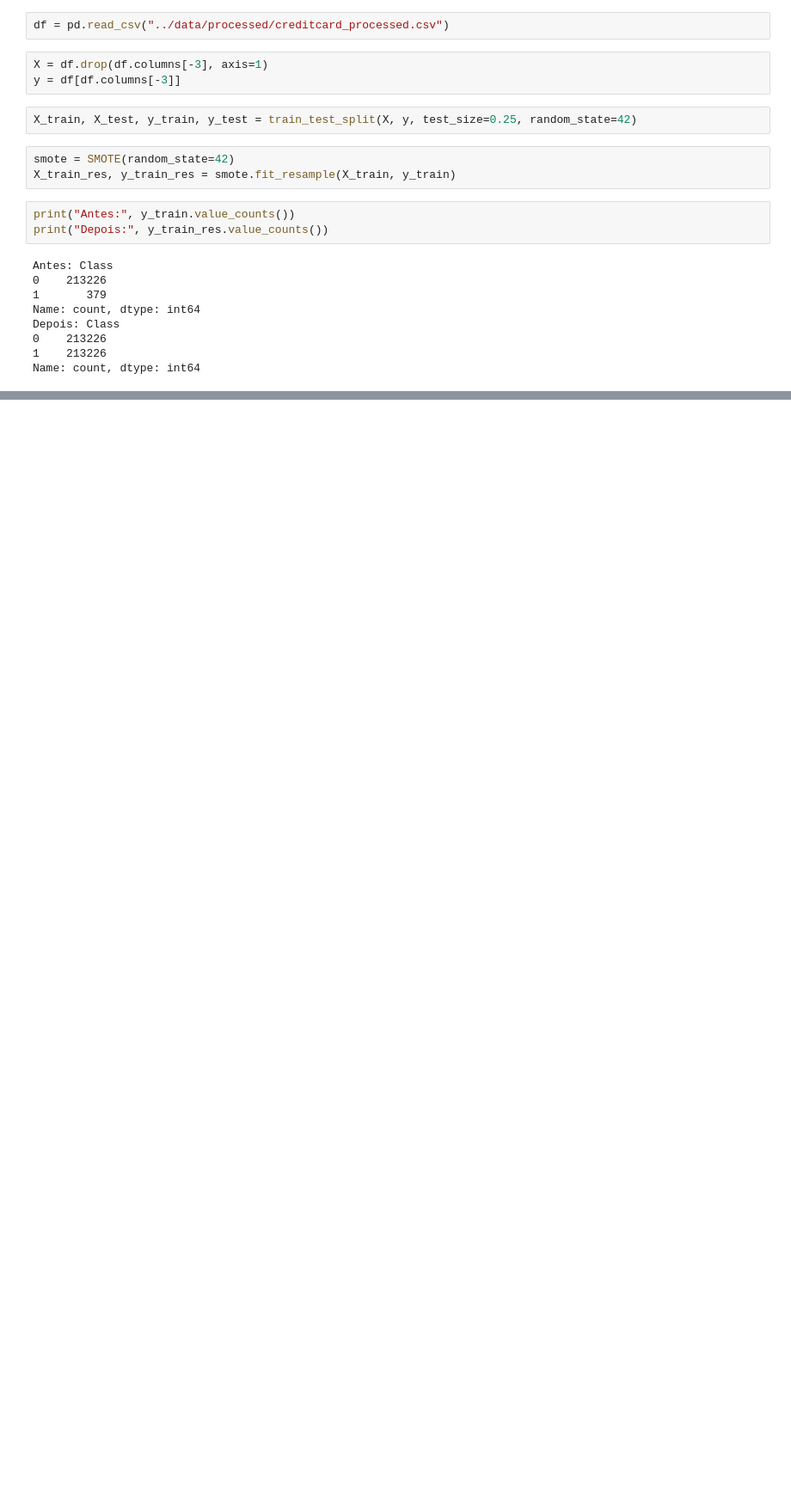
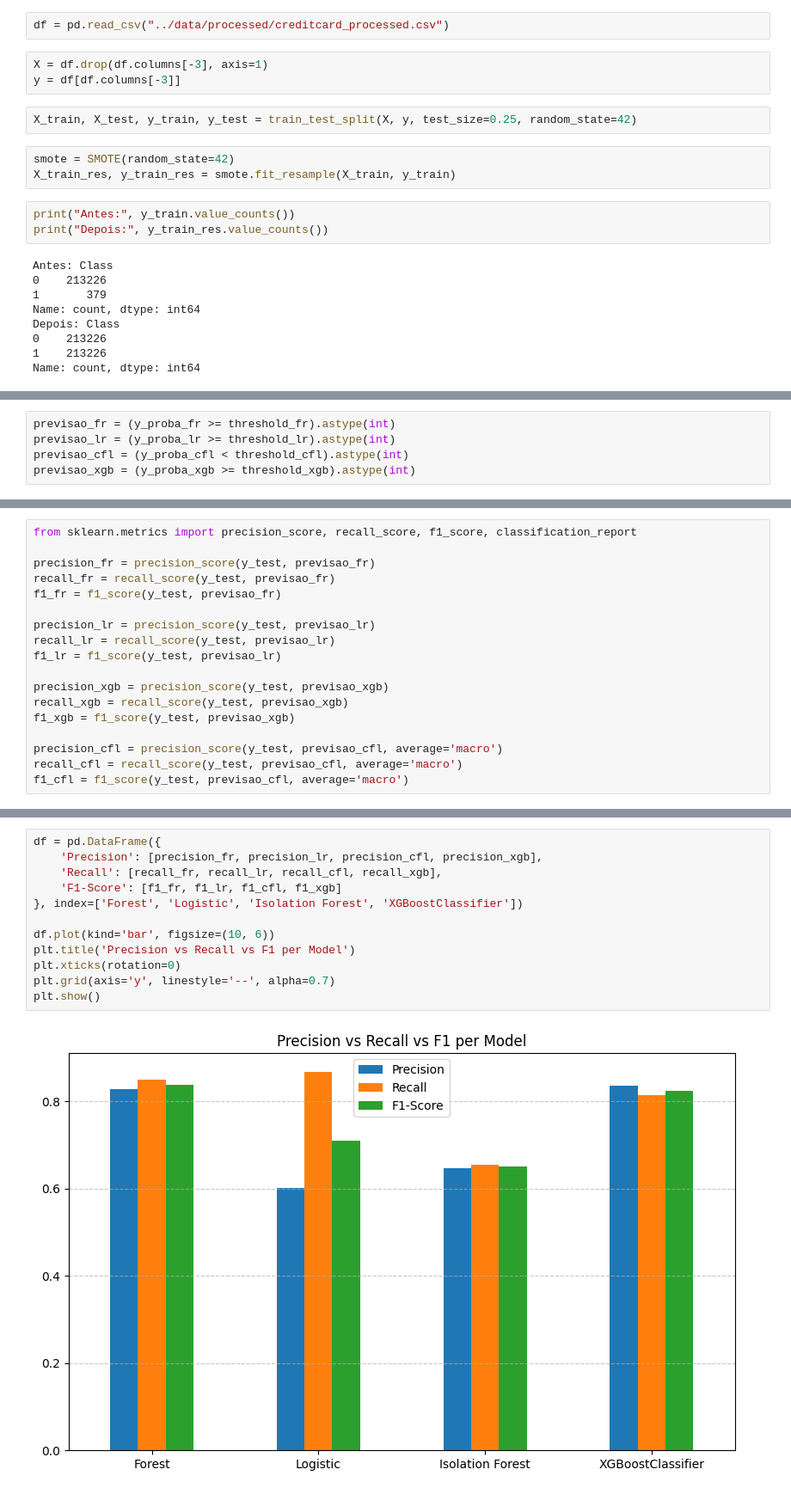
Before and after one commit to EnricoMendrot/FraudShield-ML, a Jupyter notebook: notebooks/01_modeling.ipynb, the cells around one changed output, grey strips where cells are left out. Shown at 86% size. Drawn from its saved outputs; the diff is of its cells as text; blank space fills up the shorter version.

```diff
--- a/notebooks/01_modeling.ipynb
+++ b/notebooks/01_modeling.ipynb
@@ -29,0 +134,5 @@ Name: count, dtype: int64
+# %%
+previsao_fr = (y_proba_fr >= threshold_fr).astype(int)
+previsao_lr = (y_proba_lr >= threshold_lr).astype(int)
+previsao_cfl = (y_proba_cfl < threshold_cfl).astype(int)
+previsao_xgb = (y_proba_xgb >= threshold_xgb).astype(int)
@@ -29,0 +197,18 @@ Name: count, dtype: int64
+# %%
+from sklearn.metrics import precision_score, recall_score, f1_score, classification_report
+
+precision_fr = precision_score(y_test, previsao_fr)
+recall_fr = recall_score(y_test, previsao_fr)
+f1_fr = f1_score(y_test, previsao_fr)
+
+precision_lr = precision_score(y_test, previsao_lr)
+recall_lr = recall_score(y_test, previsao_lr)
+f1_lr = f1_score(y_test, previsao_lr)
+
+precision_xgb = precision_score(y_test, previsao_xgb)
+recall_xgb = recall_score(y_test, previsao_xgb)
+f1_xgb = f1_score(y_test, previsao_xgb)
+
+precision_cfl = precision_score(y_test, previsao_cfl, average='macro')
+recall_cfl = recall_score(y_test, previsao_cfl, average='macro')
+f1_cfl = f1_score(y_test, previsao_cfl, average='macro')
@@ -29,0 +231,14 @@ Name: count, dtype: int64
+# %%
+df = pd.DataFrame({
+    'Precision': [precision_fr, precision_lr, precision_cfl, precision_xgb],
+    'Recall': [recall_fr, recall_lr, recall_cfl, recall_xgb],
+    'F1-Score': [f1_fr, f1_lr, f1_cfl, f1_xgb]
+}, index=['Forest', 'Logistic', 'Isolation Forest', 'XGBoostClassifier'])
+
+df.plot(kind='bar', figsize=(10, 6))
+plt.title('Precision vs Recall vs F1 per Model')
+plt.xticks(rotation=0)
+plt.grid(axis='y', linestyle='--', alpha=0.7)
+plt.show()
+# %% [output]
+[figure, added]
```
Also changed, not shown: parts of 16 cells of this notebook, 3 other files.
